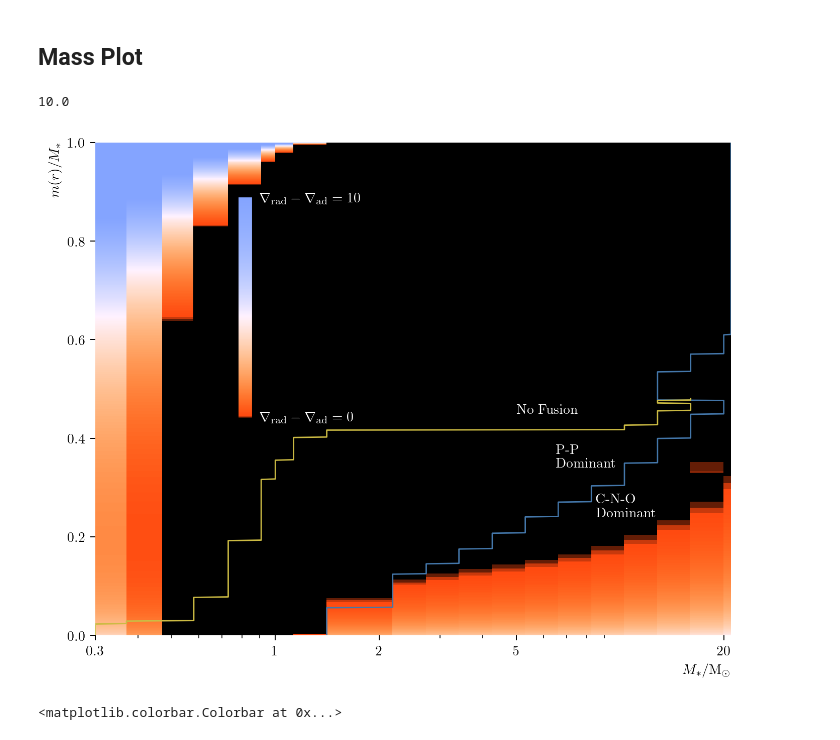
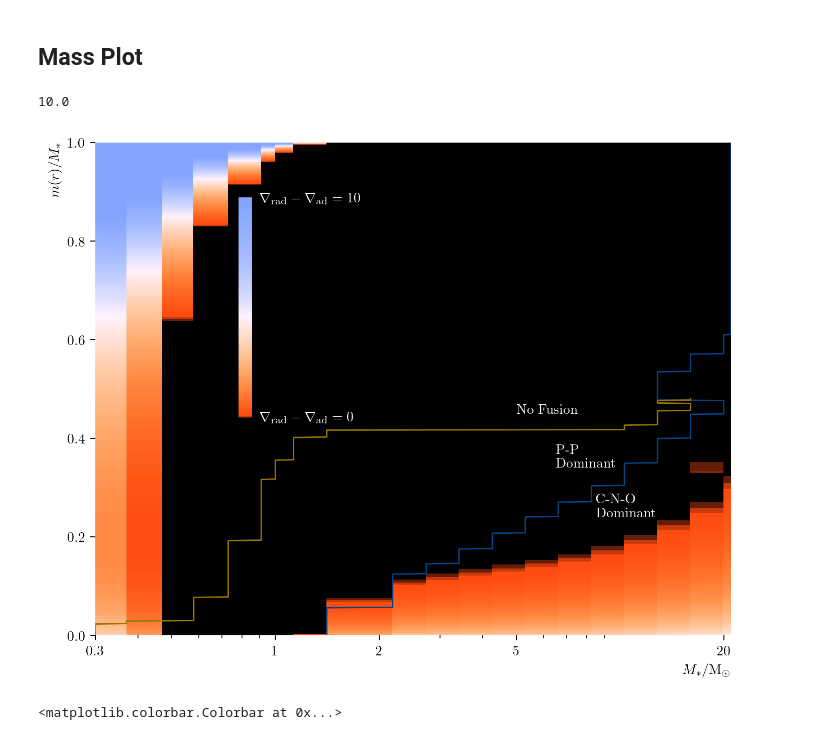
Before and after one commit to Professor-G/MESA, a Jupyter notebook: assignment_16.1.ipynb, the cells around one changed output. Cells and saved outputs as stored; diff of their text form; code cells hidden in the pictures.

Commit message:
Final plot versions

```diff
--- a/assignment_16.1.ipynb
+++ b/assignment_16.1.ipynb
@@ -406,36 +406,36 @@ convects[convects > 10] = 10
 fig, ax = plt.subplots(1, 1, dpi=200, figsize=(8, 6.5))
 X, Y = np.meshgrid(np.append(masses, 21), np.append(mass_pro, 1.01))
 im = ax.pcolor(X, Y, np.log10(1 + convects.T),
             #    extent=[masses[0], masses[-1], 0, 1], interpolation="nearest",
             #    aspect="auto", origin="lower"
                cmap=bbody_cmap)
-ax.plot(cno_boundary, mass_pro)
-ax.plot(pp_boundary, mass_pro, color=[0.8, 0.733, 0.267])
+ax.plot(cno_boundary, mass_pro, color=[0, 0.267, 0.533])
+ax.plot(pp_boundary, mass_pro, color=[0.6, 0.467, 0])
 ax.grid(False)
 # ax.set_yscale("log")
 ax.set_xscale("log")
 ax.set_xlim(0.3, 21)
 ax.set_ylim(0, 1.0)
 fig.set_facecolor("white")
 ax.xaxis.set_major_formatter(mass_ticks)
 ax.xaxis.set_ticks([0.3, 1, 2, 5, 20])
 cbar = fig.colorbar(im, ticks=[], shrink=0.45, aspect=15, location="left",
                     anchor=(0, 0.8), pad=-0.28)
 ax.set_xlabel(r"$M_*/\mathrm{M_\odot}$")
 ax.set_ylabel(r"$m(r)/M_*$")
 ax.annotate(r"$\nabla_\mathrm{rad} - \nabla_{\mathrm{ad}}=0$", (0.9, 0.435), c="white",
             zorder=5)
 ax.annotate(r"$\nabla_\mathrm{rad} - \nabla_{\mathrm{ad}}=10$", (0.9, 0.88), c="white",
             zorder=5)
 ax.annotate("P-P\nDominant", (6.5, 0.34), color="white")
 ax.annotate("C-N-O\nDominant", (8.5, 0.24), color="white")
 ax.annotate("No Fusion", (5, 0.45), color="white")
 fig.subplots_adjust(left=0.2)
 fig.savefig("m_heatmap.png", dpi=400)
 print(convects.max())
 # %% [output]
 10.0
-[figure, old version]
+[figure, new version]
 # %%
 filt = (cnos + pps) < 1
 cnos[filt] = np.nan
```
Also changed, not shown: parts of 1 cell of this notebook, 3 other files.
